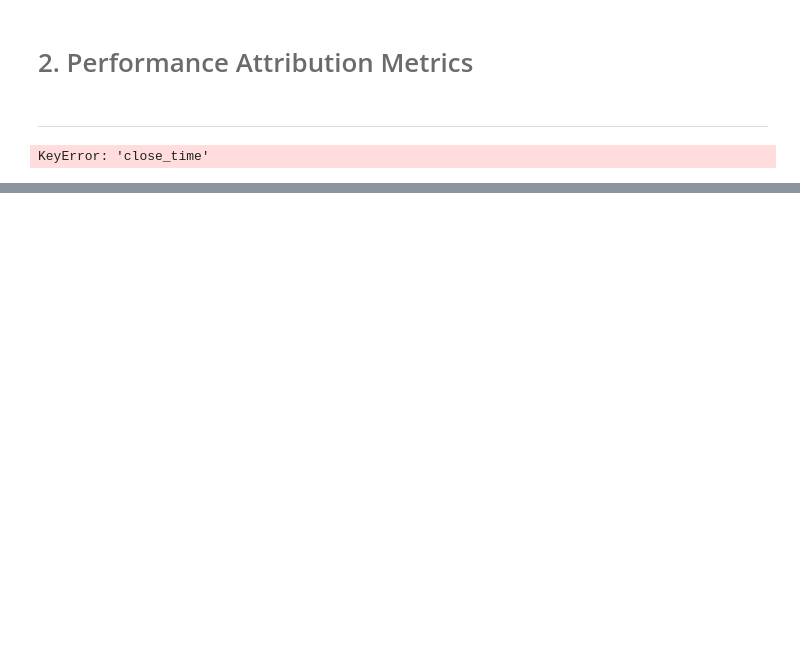
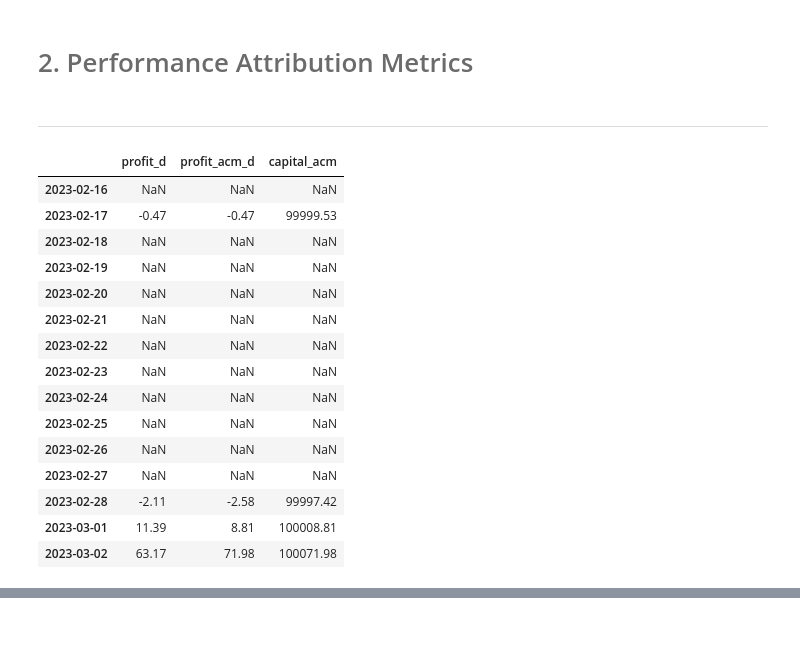
Before and after one commit to JP-GZ/MyST_LAB_3_E6, a Jupyter notebook: notebook.ipynb, the cells around one changed output, grey strips where cells are left out. Drawn from its saved outputs; the diff is of its cells as text; code cells hidden in the pictures; blank space fills up the shorter version.

```diff
--- a/notebook.ipynb
+++ b/notebook.ipynb
@@ -149,8 +149,23 @@ ranks
 <hr style="border:0.02in solid gray"> </hr>
 # %%
 desempeno = functions.f_evolucion_capital(historico)
-desmpeno
+desempeno
 # %% [output]
-KeyError: 'close_time'
+|  | profit_d | profit_acm_d | capital_acm |
+| 2023-02-16 | NaN | NaN | NaN |
+| 2023-02-17 | -0.47 | -0.47 | 99999.53 |
+| 2023-02-18 | NaN | NaN | NaN |
+| 2023-02-19 | NaN | NaN | NaN |
+| 2023-02-20 | NaN | NaN | NaN |
+| 2023-02-21 | NaN | NaN | NaN |
+| 2023-02-22 | NaN | NaN | NaN |
+| 2023-02-23 | NaN | NaN | NaN |
+| 2023-02-24 | NaN | NaN | NaN |
+| 2023-02-25 | NaN | NaN | NaN |
+| 2023-02-26 | NaN | NaN | NaN |
+| 2023-02-27 | NaN | NaN | NaN |
+| 2023-02-28 | -2.11 | -2.58 | 99997.42 |
+| 2023-03-01 | 11.39 | 8.81 | 100008.81 |
+| 2023-03-02 | 63.17 | 71.98 | 100071.98 |
 # %%
 estadisticas_rs = functions.f_estadisiticas_mad(0.05, desempeno)
```
Also changed, not shown: parts of 2 cells of this notebook, 1 other file.
